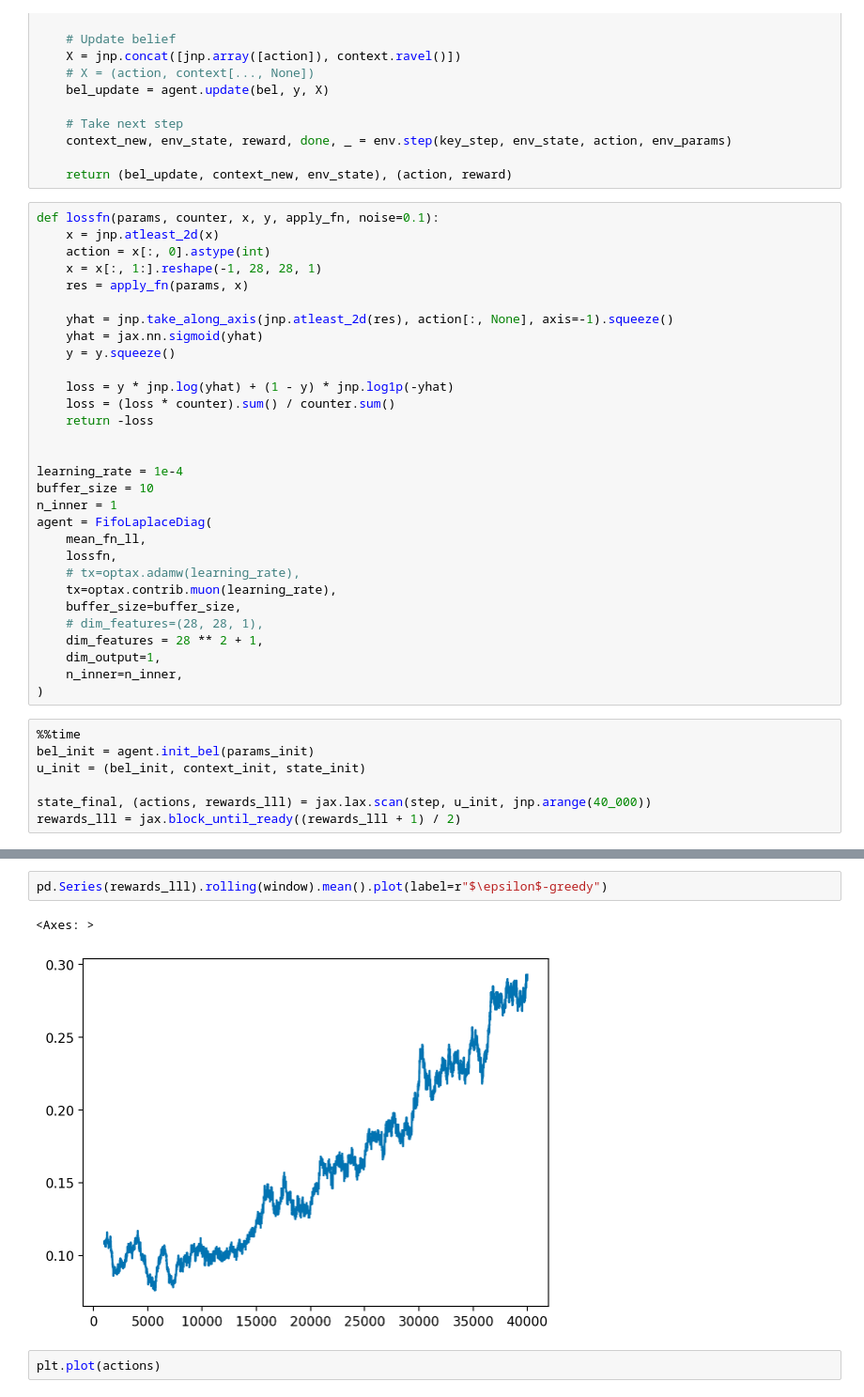
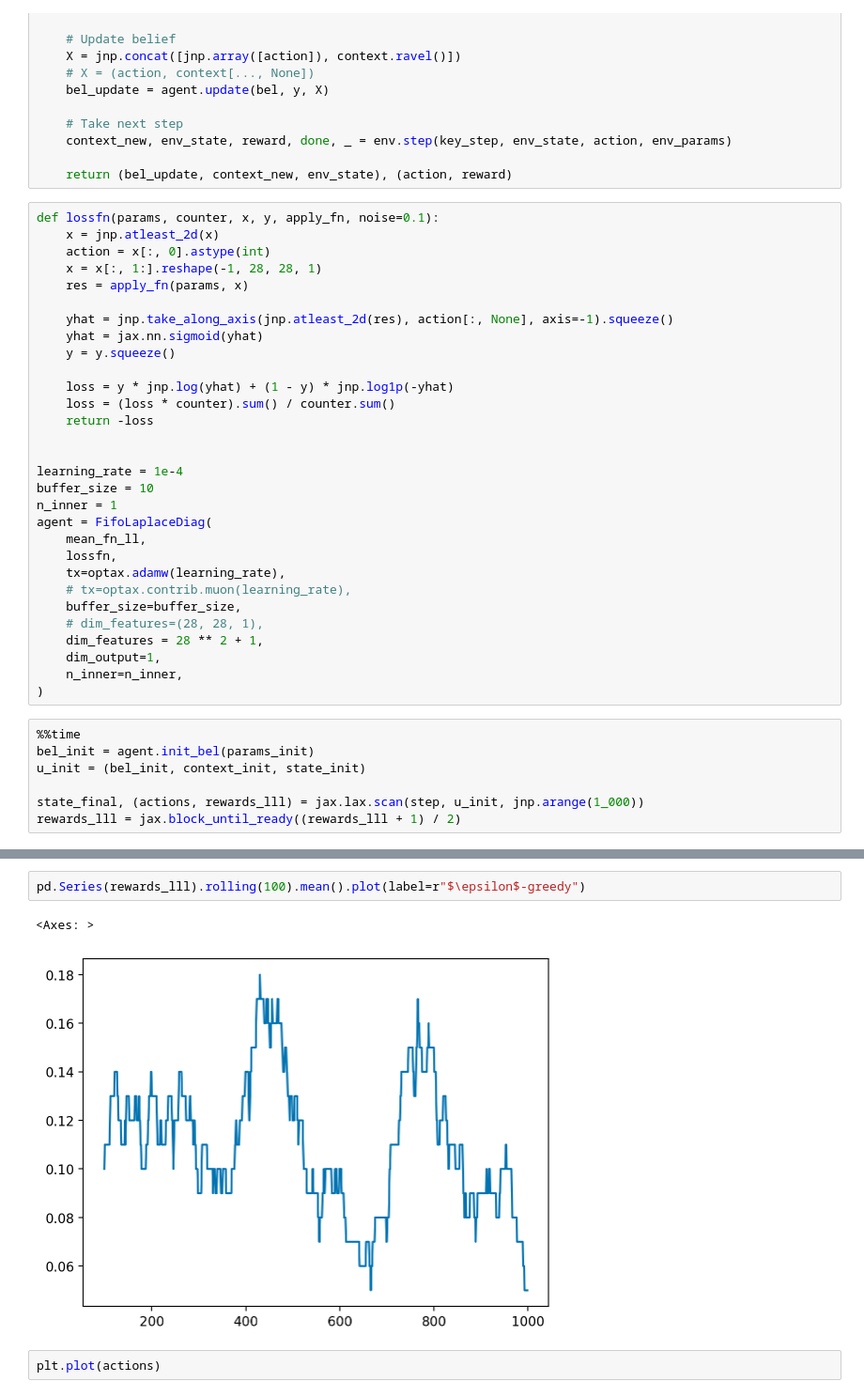
Before and after one commit to gerdm/low-rank-last-layer-inference, a Jupyter notebook: experiments/rl-toy.ipynb, the cells around one changed output, grey strips where cells are left out. Shown at 94% size. Saved outputs shown, nothing was run; the diff lists cells and outputs as text.

```diff
--- a/experiments/rl-toy.ipynb
+++ b/experiments/rl-toy.ipynb
@@ -403,8 +402,8 @@ n_inner = 1
 agent = FifoLaplaceDiag(
     mean_fn_ll,
     lossfn,
-    # tx=optax.adamw(learning_rate),
-    tx=optax.contrib.muon(learning_rate),
+    tx=optax.adamw(learning_rate),
+    # tx=optax.contrib.muon(learning_rate),
     buffer_size=buffer_size,
     # dim_features=(28, 28, 1),
     dim_features = 28 ** 2 + 1,
@@ -416,5 +415,5 @@ agent = FifoLaplaceDiag(
 bel_init = agent.init_bel(params_init)
 u_init = (bel_init, context_init, state_init)
 
-state_final, (actions, rewards_lll) = jax.lax.scan(step, u_init, jnp.arange(40_000))
+state_final, (actions, rewards_lll) = jax.lax.scan(step, u_init, jnp.arange(1_000))
 rewards_lll = jax.block_until_ready((rewards_lll + 1) / 2)
@@ -423,8 +428,8 @@ pd.Series(rewards_lll).rolling(window).mean().plot(label=r"$\epsilon$-greedy")
 # %%
-pd.Series(rewards_lll).rolling(window).mean().plot(label=r"$\epsilon$-greedy")
+pd.Series(rewards_lll).rolling(100).mean().plot(label=r"$\epsilon$-greedy")
 # %% [output]
 <Axes: >
-[figure, old version]
+[figure, new version]
 # %%
 plt.plot(actions)
 # %% [output]
```
Also changed, not shown: parts of 6 cells of this notebook, 1 other file.
